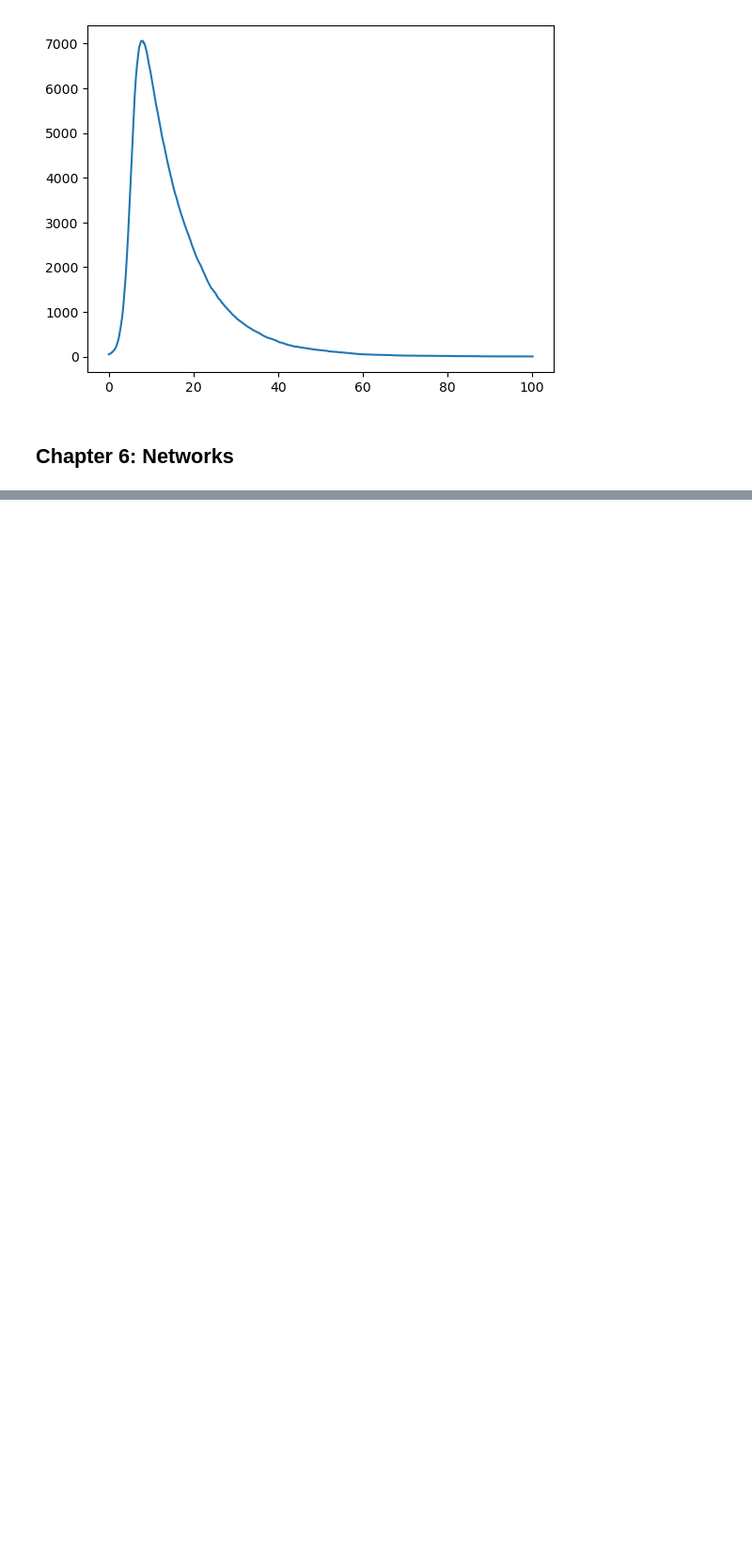
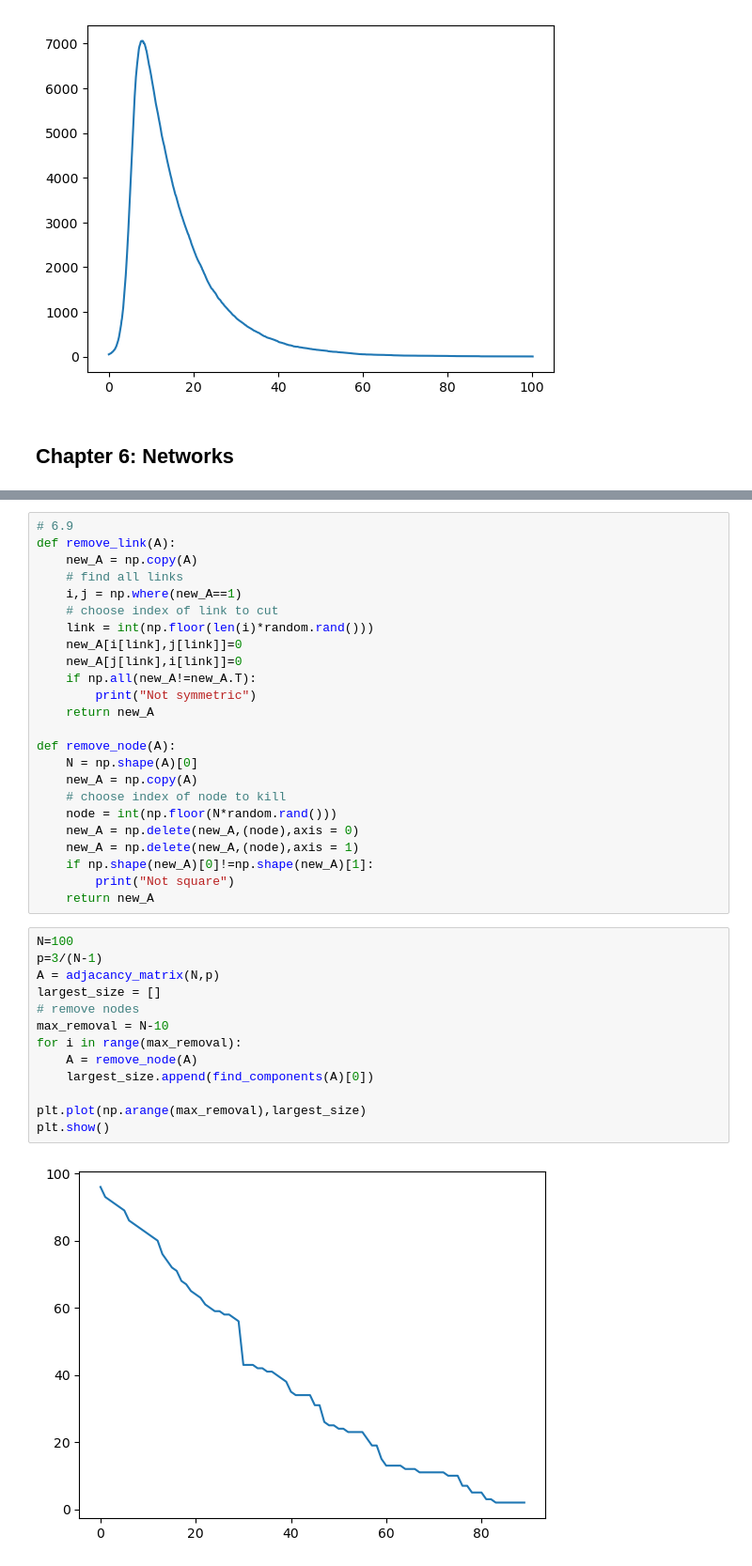
Before and after one commit to SSBNS/Complex_physics_SSBNS, a Jupyter notebook: Exercises.ipynb, the cells around one changed output, grey strips where cells are left out. Shown: that part at 94% size. Cells and saved outputs as stored; diff of their text form; blank space fills up the shorter version.

```diff
--- a/Exercises.ipynb
+++ b/Exercises.ipynb
@@ -774,0 +791,39 @@ plt.plot(N_list,triangle_number)
+# %%
+# 6.9
+def remove_link(A):
+    new_A = np.copy(A)
+    # find all links
+    i,j = np.where(new_A==1)
+    # choose index of link to cut
+    link = int(np.floor(len(i)*random.rand()))
+    new_A[i[link],j[link]]=0
+    new_A[j[link],i[link]]=0
+    if np.all(new_A!=new_A.T):
+        print("Not symmetric")
+    return new_A
+
+def remove_node(A):
+    N = np.shape(A)[0]
+    new_A = np.copy(A)
+    # choose index of node to kill
+    node = int(np.floor(N*random.rand()))
+    new_A = np.delete(new_A,(node),axis = 0)
+    new_A = np.delete(new_A,(node),axis = 1)
+    if np.shape(new_A)[0]!=np.shape(new_A)[1]:
+        print("Not square")
+    return new_A
+# %%
+N=100
+p=3/(N-1)
+A = adjacancy_matrix(N,p)
+largest_size = []
+# remove nodes
+max_removal = N-10
+for i in range(max_removal):
+    A = remove_node(A)
+    largest_size.append(find_components(A)[0])
+
+plt.plot(np.arange(max_removal),largest_size)
+plt.show()
+# %% [output]
+[figure, added]
```
Also changed, not shown: parts of 7 cells of this notebook.
